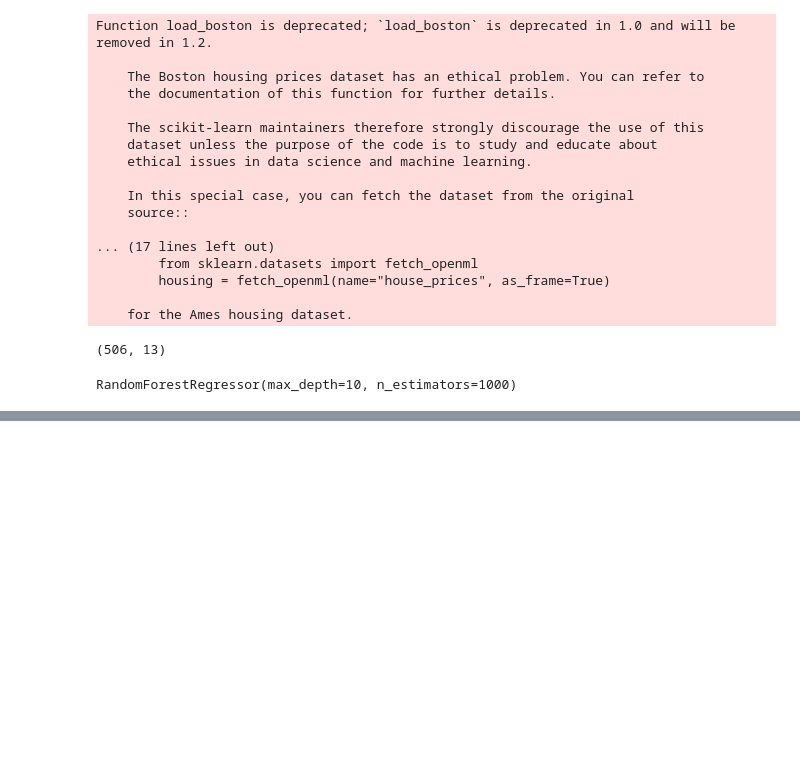
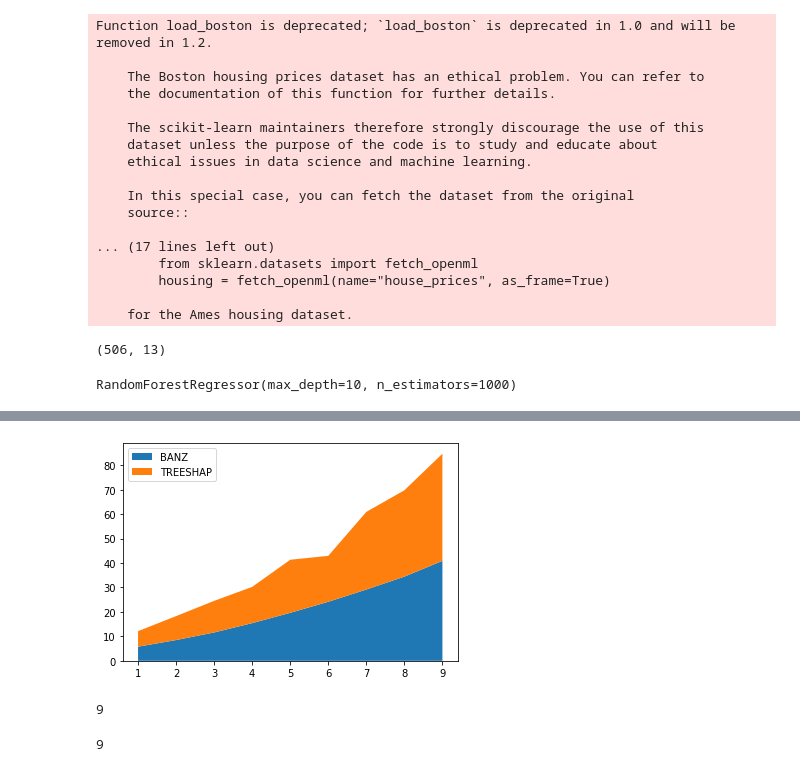
Before and after one commit to jarso/shap, a Jupyter notebook: notebooks/api_examples/simple benchmark.ipynb, the cells around one changed output, grey strips where cells are left out. Cells and saved outputs as stored; diff of their text form; code cells hidden in the pictures; blank space fills up the shorter version.

```diff
--- a/notebooks/api_examples/simple benchmark.ipynb
+++ b/notebooks/api_examples/simple benchmark.ipynb
@@ -139,0 +172,25 @@ ex.brute_shap(line[0], 0)
+# %%
+results_dict_py = {}
+results_dict_py['banz'] = {}
+results_dict_py['shap'] = {}
+# %%
+for i in range(1, 10):
+    X, y = make_regression(n_samples=100 + 25 * i, n_features=6, n_informative=2,random_state=0, shuffle=False)
+
+    model = sklearn.ensemble.RandomForestRegressor(n_estimators=100 + 25 * i, max_depth=4)
+    model.fit(X, y)
+
+    ex = TreeExplainer(model)
+    print('created model')
+    start = time.time()
+    res_shap_py = ex.shap_values(X)
+    time_shap_py = time.time() - start
+
+    start = time.time()
+    res_banz_py = ex.banz_values(X)
+    time_banz_py = time.time() - start
+
+    print(res_shap_py)
+    print(res_banz_py)
+    results_dict_py['banz'][i] = time_banz_py
+    results_dict_py['shap'][i] = time_shap_py
@@ -139,0 +215,23 @@ ex.brute_shap(line[0], 0)
+# %%
+x = [i for i in results_dict_py['banz']]
+a1 = [results_dict_py['banz'][i] for i in results_dict_py['banz']]
+a2 = [results_dict_py['shap'][i] for i in results_dict_py['shap']]
+
+y_values = {"banz": a1, "treeshap": a2}
+labels = ["BANZ", "TREESHAP"]
+
+fig, ax = plt.subplots()
+ax.stackplot(x, y_values.values(), labels=labels)
+
+ax.legend(loc='upper left')
+plt.show()
+# %% [output]
+[figure, added]
+# %%
+len(a1)
+# %% [output]
+9
+# %%
+len(a2)
+# %% [output]
+9
```
Also changed, not shown: parts of 12 cells of this notebook, 1 other file.
